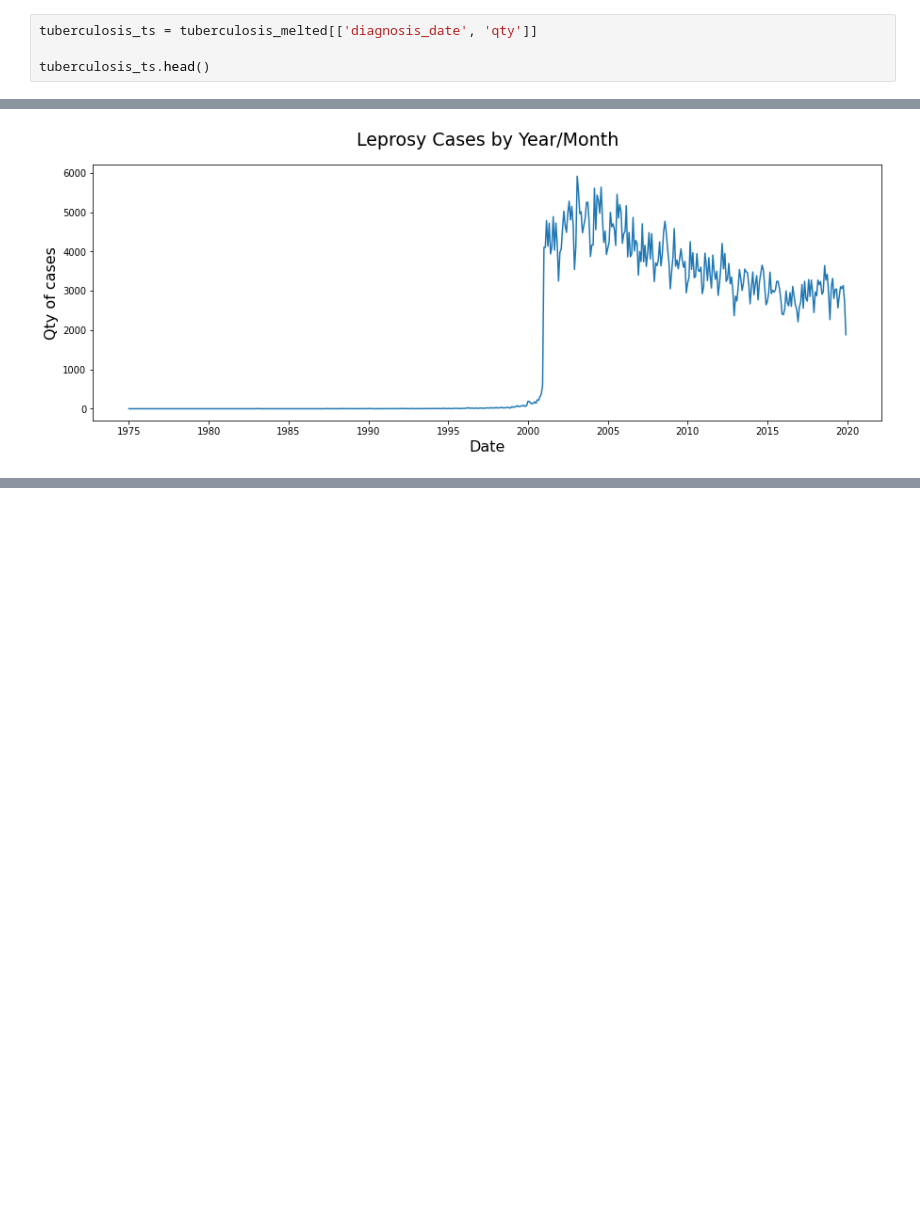
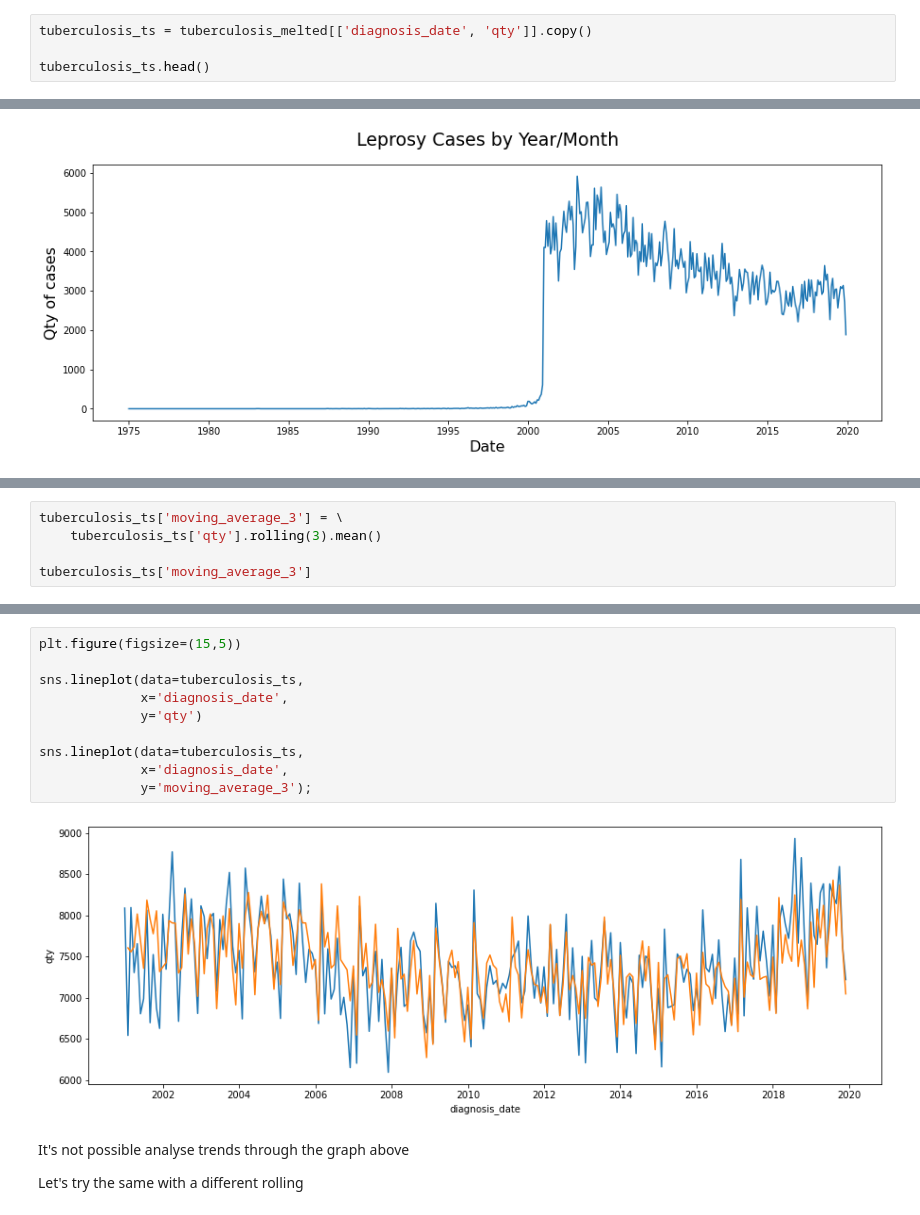
Before and after one commit to gabrielatrindade/alura-bootcamp, a Jupyter notebook: module4/lessons/tuberculosis_br.ipynb, the cells around one changed output, grey strips where cells are left out. Drawn from its saved outputs; the diff is of its cells as text; blank space fills up the shorter version.

```diff
--- a/module4/lessons/tuberculosis_br.ipynb
+++ b/module4/lessons/tuberculosis_br.ipynb
@@ -253,7 +254,7 @@ Data columns (total 7 columns):
 dtypes: datetime64[ns](2), int64(2), object(3)
 memory usage: 12.6+ KB
 # %%
-tuberculosis_ts = tuberculosis_melted[['diagnosis_date', 'qty']]
+tuberculosis_ts = tuberculosis_melted[['diagnosis_date', 'qty']].copy()
 
 tuberculosis_ts.head()
 # %% [output]
@@ -410,0 +439,5 @@ plt.title('Leprosy Cases by Year/Month', fontsize=19, pad=20);
+# %%
+tuberculosis_ts['moving_average_3'] = \
+    tuberculosis_ts['qty'].rolling(3).mean()
+
+tuberculosis_ts['moving_average_3']
@@ -410,0 +457,16 @@ plt.title('Leprosy Cases by Year/Month', fontsize=19, pad=20);
+# %%
+plt.figure(figsize=(15,5))
+
+sns.lineplot(data=tuberculosis_ts,
+             x='diagnosis_date',
+             y='qty')
+
+sns.lineplot(data=tuberculosis_ts,
+             x='diagnosis_date',
+             y='moving_average_3');
+# %% [output]
+[figure, added]
+# %% [markdown]
+It's not possible analyse trends through the graph above
+
+Let's try the same with a different rolling
```
Also changed, not shown: parts of 36 cells of this notebook.
